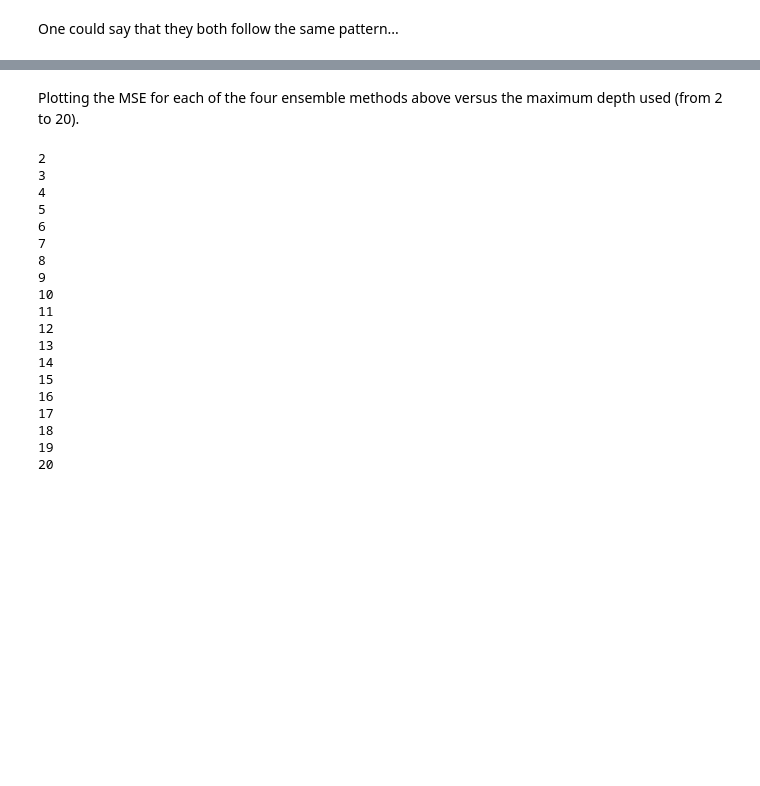
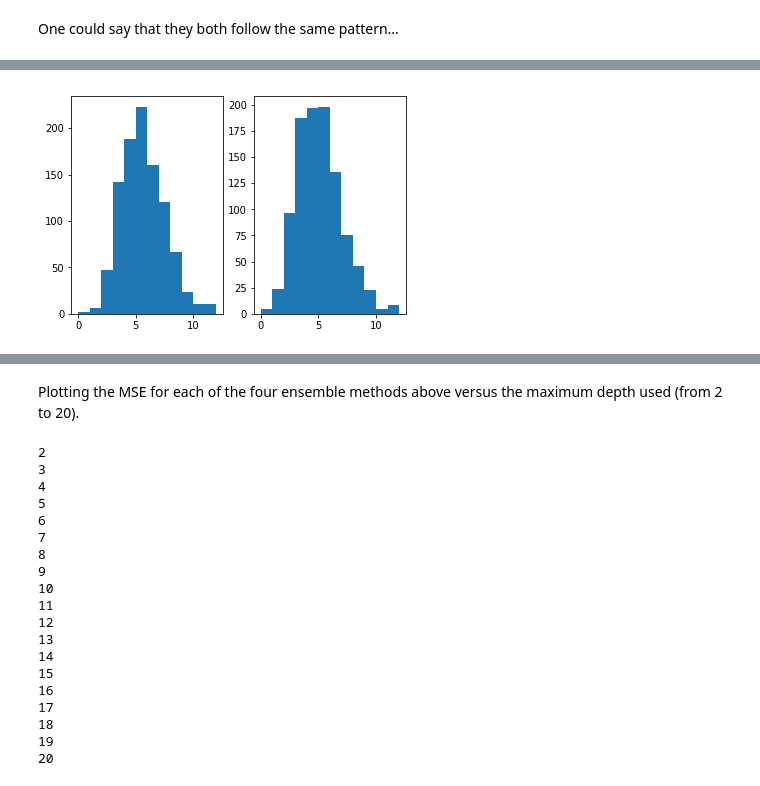
Before and after one commit to joaomiguelreis/MiND, a Jupyter notebook: Decision Tree and Ensemble Methods for Small Dataset.ipynb, the cells around one changed output, grey strips where cells are left out. Drawn from its saved outputs; the diff is of its cells as text; code cells hidden in the pictures; blank space fills up the shorter version.

```diff
--- a/Decision Tree and Ensemble Methods for Small Dataset.ipynb
+++ b/Decision Tree and Ensemble Methods for Small Dataset.ipynb
@@ -165,0 +191,56 @@ Next, I tried different ensemble methods that suposedly improved the prediction
+# %%
+training_features_vector = []
+testing_features_vector = []
+training_target_vector = []
+testing_target_vector = []
+
+for i in range(1000):
+
+    training_features, testing_features, training_target, testing_target = train_test_split(
+        X, y, test_size=30, shuffle=True)
+    #store
+    training_features_vector.append(training_features)
+    testing_features_vector.append(testing_features)
+    training_target_vector.append(training_target)
+    testing_target_vector.append(testing_target)
+# %%
+MSE_vector_3=[]
+MSE_vector_10=[]
+ncells_missclass_3=[]
+ncells_missclass_10=[]
+
+for i in range(1000):
+    training_features = training_features_vector[i]
+    testing_features = testing_features_vector[i]
+    training_target = training_target_vector[i]
+    testing_target = testing_target_vector[i]
+
+    #Training with Decision Tree
+    model_3 = DecisionTreeClassifier(max_depth=3)
+    model_3.fit(training_features, training_target)
+    model_10 = DecisionTreeClassifier(max_depth=10)
+    model_10.fit(training_features, training_target)
+
+    #Comparing prediction with testing values
+    prediction_3 = model_3.predict(testing_features)
+    prediction_10 = model_10.predict(testing_features)
+
+    #MSE and number of missclassified cells distributions
+    MSE_3 = mean_squared_error(prediction_3, testing_target)
+    MSE_10 = mean_squared_error(prediction_10, testing_target)
+    MSE_vector_3.append(MSE_3)
+    MSE_vector_10.append(MSE_10)
+    ncells_missclass_3.append(30*mean_squared_error(prediction_3, testing_target))
+    ncells_missclass_10.append(30*mean_squared_error(prediction_10, testing_target))
+
+#plt.hist(MSE_vector, bins=10)
+#plt.hist(ncells_missclass_3, bins=12)
+#plt.show()
+
+# Comparing distributions for depth 3 and 10
+fig, axes = plt.subplots(1,2)
+axes[0].hist(ncells_missclass_3, bins=12)
+axes[1].hist(ncells_missclass_10, bins=12)
+plt.show()
+# %% [output]
+[figure, added]
```
Also changed, not shown: parts of 18 cells of this notebook.
